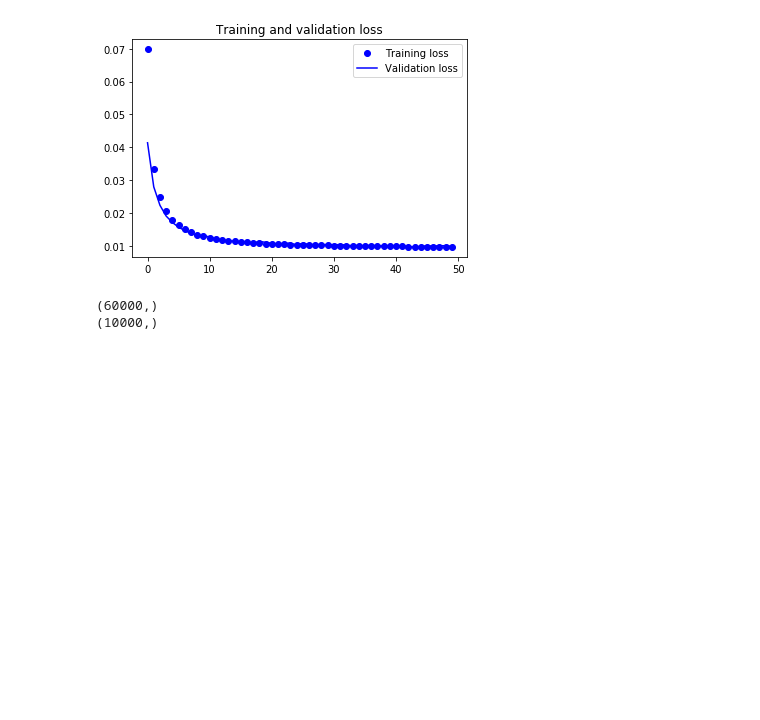
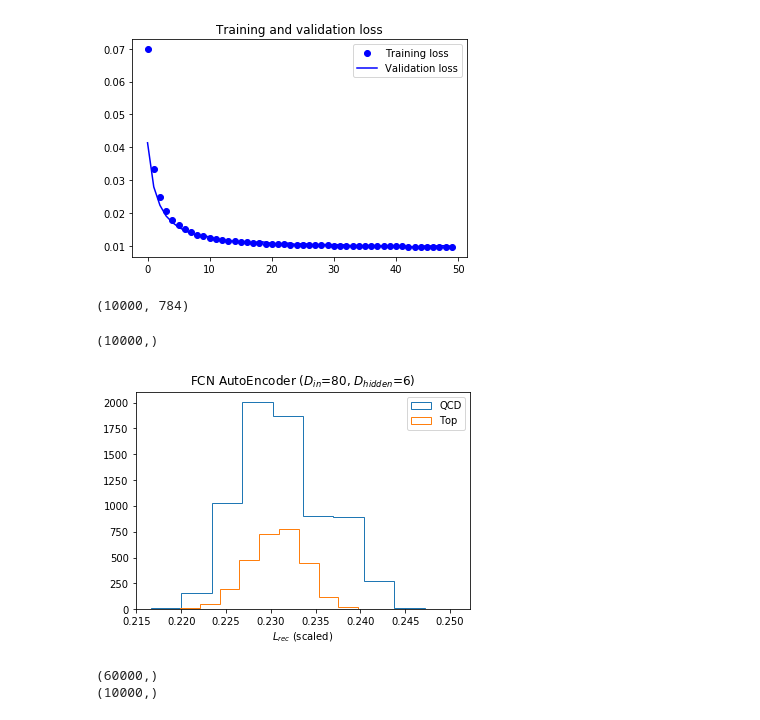
Before and after one commit to Debottam/MachinLearningEx, a Jupyter notebook: LSHashAnomaly.ipynb, the cells around one changed output. Cells and saved outputs as stored; diff of their text form; code cells hidden in the pictures; blank space fills up the shorter version.

```diff
--- a/LSHashAnomaly.ipynb
+++ b/LSHashAnomaly.ipynb
@@ -128,3 +126,40 @@ plt.show()
+# %%
+truth = np.zeros(len(y_test))
+# %%
+truth[np.where((y_test==4)|(y_test==5)|(y_test==6))]= 1
+# %%
+predict_nums=autoencoder.predict(x_test)
+# %%
+predict_nums.shape
+# %% [output]
+(10000, 784)
+# %%
+predict_loss_mse= np.mean(np.power(x_test - predict_nums, 2), axis =1)
+# %%
+predict_loss_mse.shape
+# %% [output]
+(10000,)
+# %%
+
+l_rec_0=[]
+l_rec_1=[]
+
+for i in range(10000):
+    if truth[i]==0:
+        l_rec_0.append(predict_loss_mse[i])
+    else:
+        l_rec_1.append(predict_loss_mse[i])
+
+l_rec_0=np.array(l_rec_0)
+l_rec_1=np.array(l_rec_1)
+plt.hist(l_rec_0, histtype="step", label='QCD')
+plt.hist(l_rec_1, histtype='step', label='Top')
+plt.legend(loc='best')
+plt.title('FCN AutoEncoder ($D_{in}$=80, $D_{hidden}$=6)')
+plt.xlabel('$L_{rec}$ (scaled)')
+plt.show()
+# %% [output]
+[figure, added]
 # %%
 print(y_train.shape)
 print(y_test.shape)
```
Also changed, not shown: parts of 1 cell of this notebook.
